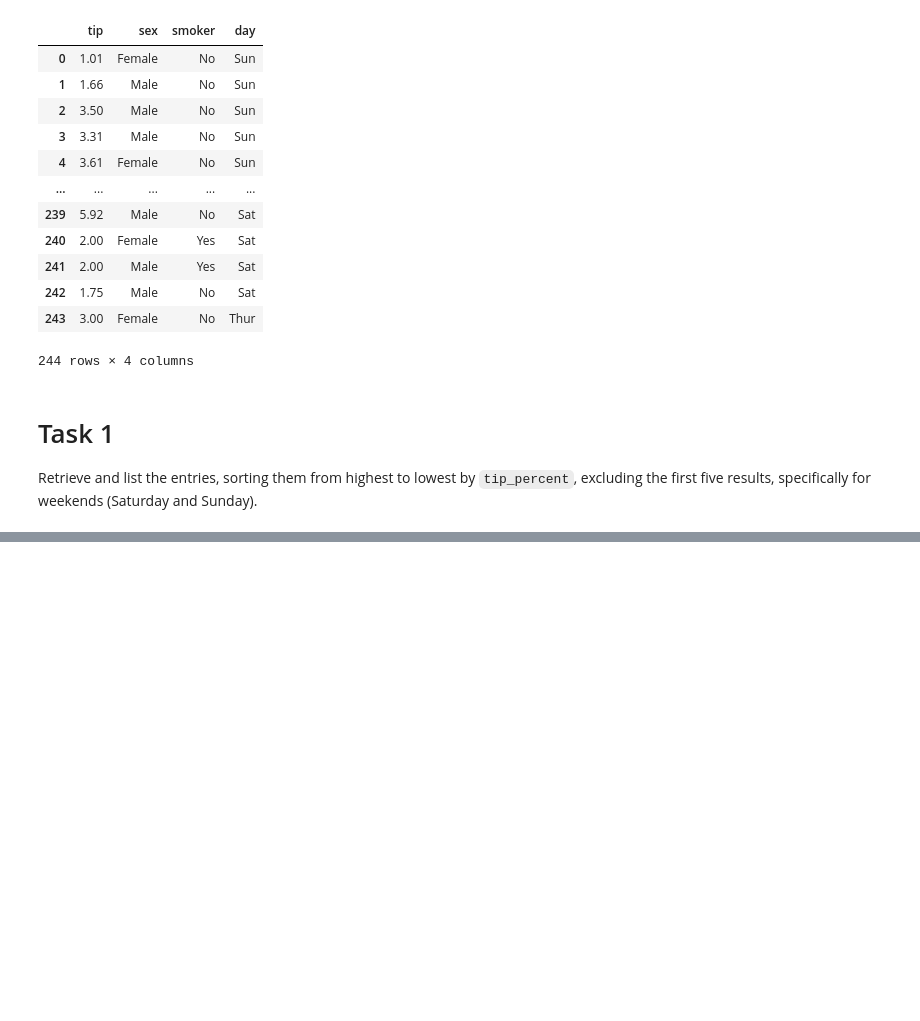
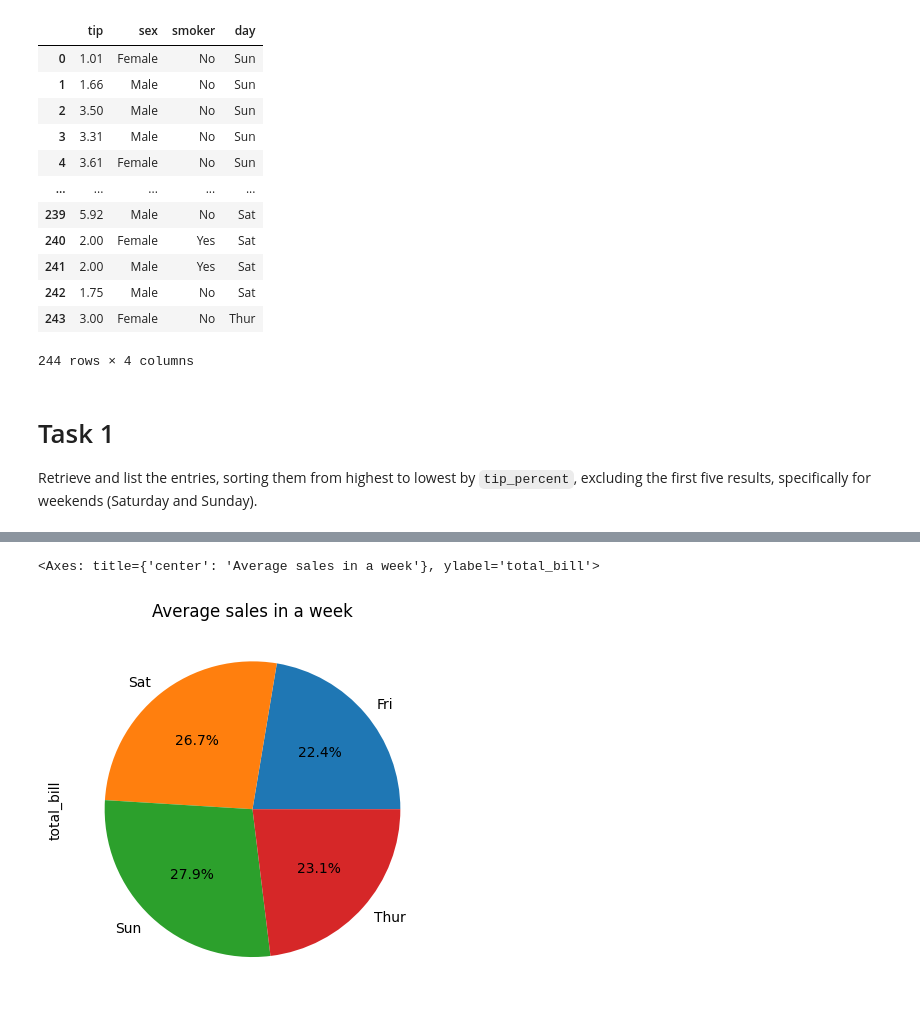
Before and after one commit to inganathijacobs/Python-Fundamentals-2025, a Jupyter notebook: Day 21/02_pandas copy 2.ipynb, the cells around one changed output, grey strips where cells are left out. Saved outputs shown, nothing was run; the diff lists cells and outputs as text; code cells hidden in the pictures; blank space fills up the shorter version.

```diff
--- a/Day 21/02_pandas copy 2.ipynb
+++ b/Day 21/02_pandas copy 2.ipynb
@@ -475,0 +753,17 @@ tips_df.sort_values(by="tip_percent").loc[5:,:]
+# %%
+y_avg_total_bill = tips_df.groupby("day")["total_bill"].mean()
+
+
+# plt.bar(x_axis, y_axis, color="orange", alpha=0.8)
+# plt.xlabel("Days")
+# plt.ylabel("Average total_bill")
+# plt.title("Average total Bill for each Day")
+y_avg_total_bill.plot(
+    kind="pie",
+    autopct="%1.1f%%", # after '.' decimal point , add extra percentage to show percentage symbol
+    title="Average sales in a week",
+
+)
+# %% [output]
+<Axes: title={'center': 'Average sales in a week'}, ylabel='total_bill'>
+[figure, added]
```
Also changed, not shown: parts of 56 cells of this notebook.
